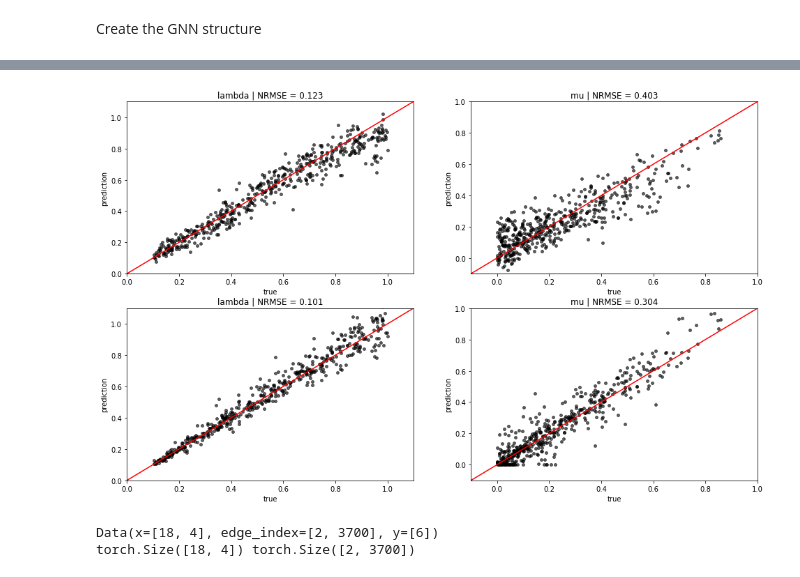
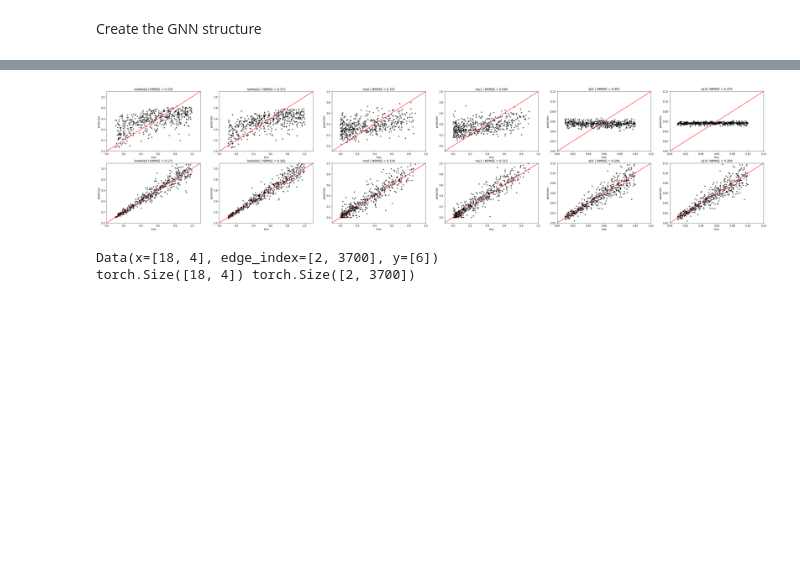
Before and after one commit to ismael-lajaaiti/phylo-inference-ml, a Jupyter notebook: infer-gnn-graph.ipynb, the cells around one changed output, grey strips where cells are left out. Cells and saved outputs as stored; diff of their text form; code cells hidden in the pictures; blank space fills up the shorter version.

```diff
--- a/infer-gnn-graph.ipynb
+++ b/infer-gnn-graph.ipynb
@@ -138,9 +138,11 @@ Create the GNN structure
 class GCN(torch.nn.Module):
     def __init__(self, n_in, n_hidden, n_out):
         super().__init__()
-        self.conv1 = SAGEConv(n_in, n_hidden)
-        self.conv2 = SAGEConv(n_hidden, n_hidden)
-        self.conv3 = SAGEConv(n_hidden, 2*n_hidden)
+        self.conv1 = GraphConv(n_in, n_hidden)
+        self.conv2 = GraphConv(n_hidden, n_hidden)
+        self.conv3 = GraphConv(n_hidden, n_hidden)
+        self.conv4 = GraphConv(n_hidden, n_hidden)
+        self.conv5 = GraphConv(n_hidden, 2*n_hidden)
         self.lin1  = torch.nn.Linear(2*n_hidden, n_hidden)
         self.lin2  = torch.nn.Linear(n_hidden, n_out)
 
@@ -155,6 +157,12 @@ class GCN(torch.nn.Module):
         x = self.conv3(x, edge_index)
         x = F.relu(x)
         x = F.dropout(x, p = 0.001, training=self.training)
+        x = self.conv4(x, edge_index)
+        x = F.relu(x)
+        x = F.dropout(x, p = 0.001, training=self.training)
+        x = self.conv5(x, edge_index)
+        x = F.relu(x)
+        x = F.dropout(x, p = 0.001, training=self.training)
         x = global_mean_pool(x, batch)
         x = self.lin1(x)
         x = self.lin2(x)
@@ -178,7 +186,7 @@ def valid(model, batch):
 # Setting up the training
 n_in = data_list[0].num_node_features
 n_out = len(data_list[0].y)
-n_hidden = 150
+n_hidden = 50
 n_epochs = 10
 model = GCN(n_in, n_hidden, n_out).to(device=device)
 optimizer = torch.optim.Adam(model.parameters(), lr=0.01, weight_decay=5e-4)
@@ -208,12 +230,11 @@ for epoch in range(n_epochs):
 # %%
 #test_dl = DataLoader(data_list[:500], batch_size = 1)
-pred_list, true_list = [[],[]], [[],[]]
+pred_list, true_list = [[] for n in range(n_param)], [[] for n in range(n_param)]
 model.eval()
 for data in test_dl:
     out = model(data.to(device=device))
-    pred_lambda, pred_mu = out.tolist()[0]
-    true_lambda, true_mu = data.y.tolist()
-    pred_list[0].append(pred_lambda)
-    pred_list[1].append(pred_mu)
-    true_list[0].append(true_lambda)
-    true_list[1].append(true_mu)
+    pred_params = out.tolist()[0]
+    true_params = data.y.tolist()
+    for n in range(n_param):
+        pred_list[n].append(pred_params[n])
+        true_list[n].append(true_params[n])
@@ -222,24 +241,28 @@ pred_mle_list = [df_mle[0][test_ind], df_mle[1][test_ind]]
+# %%
+pred_mle_list = []
+for n in range(n_param):
+    pred_mle_list.append(df_mle[n][test_ind])
 # %%
-fig, ax = plt.subplots(2,2, figsize = (5*1.62*2,2*5))
-lim = [[0.,1.1],[-0.1,1.]]
-title = ["lambda", "mu"]
+fig, ax = plt.subplots(2,n_param, figsize = (5*1.62*n_param,2*5))
+lim = [[0.,1.1],[0.,1.1],[-0.1,1.],[-0.1,1.],[0.,0.12],[0.,0.12]]
+title = df_mle.names
 preds = [pred_list, pred_mle_list]
 
 for m in range(2):
-    for n in range(2):
+    for n in range(n_param):
         ax[m,n].scatter(true_list[n], preds[m][n], s = 15,
                         c = "black", alpha = .6)
         ax[m,n].plot(np.linspace(lim[n][0], lim[n][1]), np.linspace(lim[n][0], lim[n][1]),
                      c = "red")
         ax[m,n].set_xlim(lim[n])
         ax[m,n].set_ylim(lim[n])
         ax[m,n].set_ylabel("prediction")
         ax[m,n].set_xlabel("true")
         nrmse = get_nrmse(true_list[n], preds[m][n])
         txt_nrmse = "NRMSE = {nrmse:.3f}"
         ax[m,n].set_title(title[n] + " | " +  txt_nrmse.format(nrmse = nrmse))
 # %% [output]
-[figure, old version]
+[figure, new version]
 # %%
 def get_nrmse(true, pred):
 
```
Also changed, not shown: parts of 6 cells of this notebook, 10 other files.
